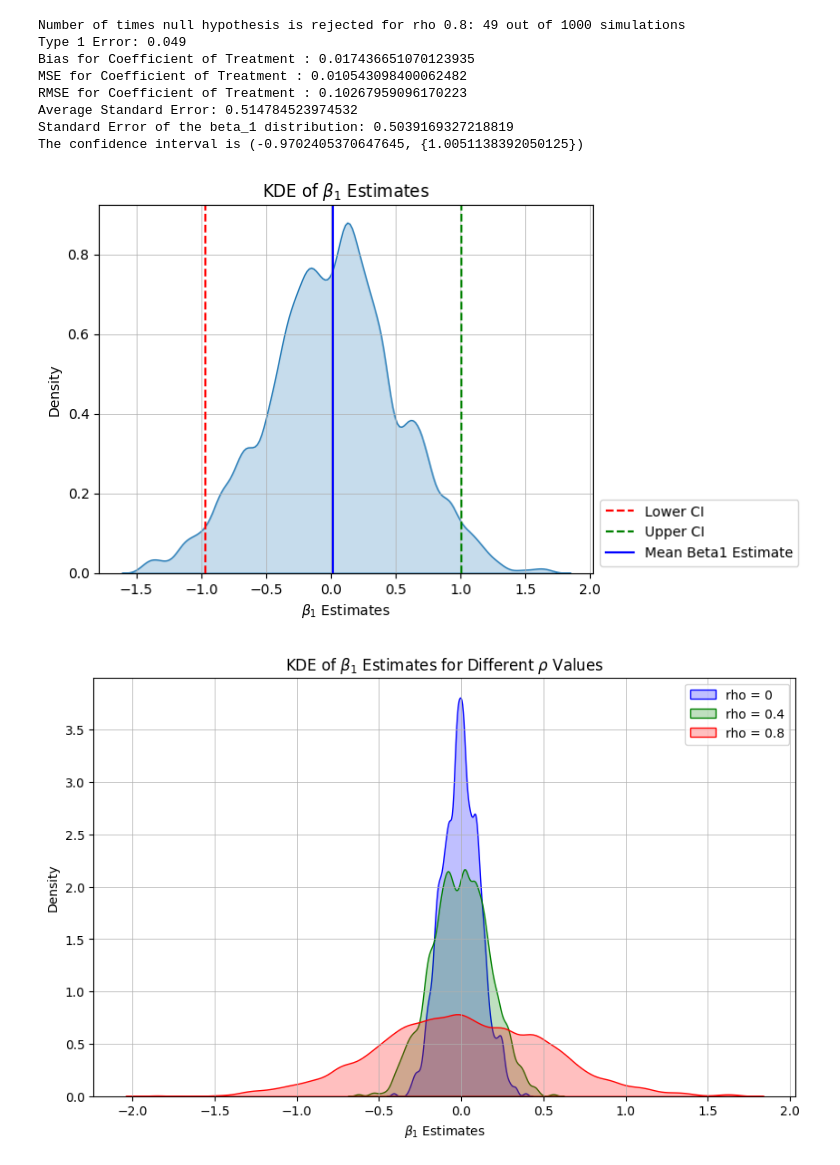
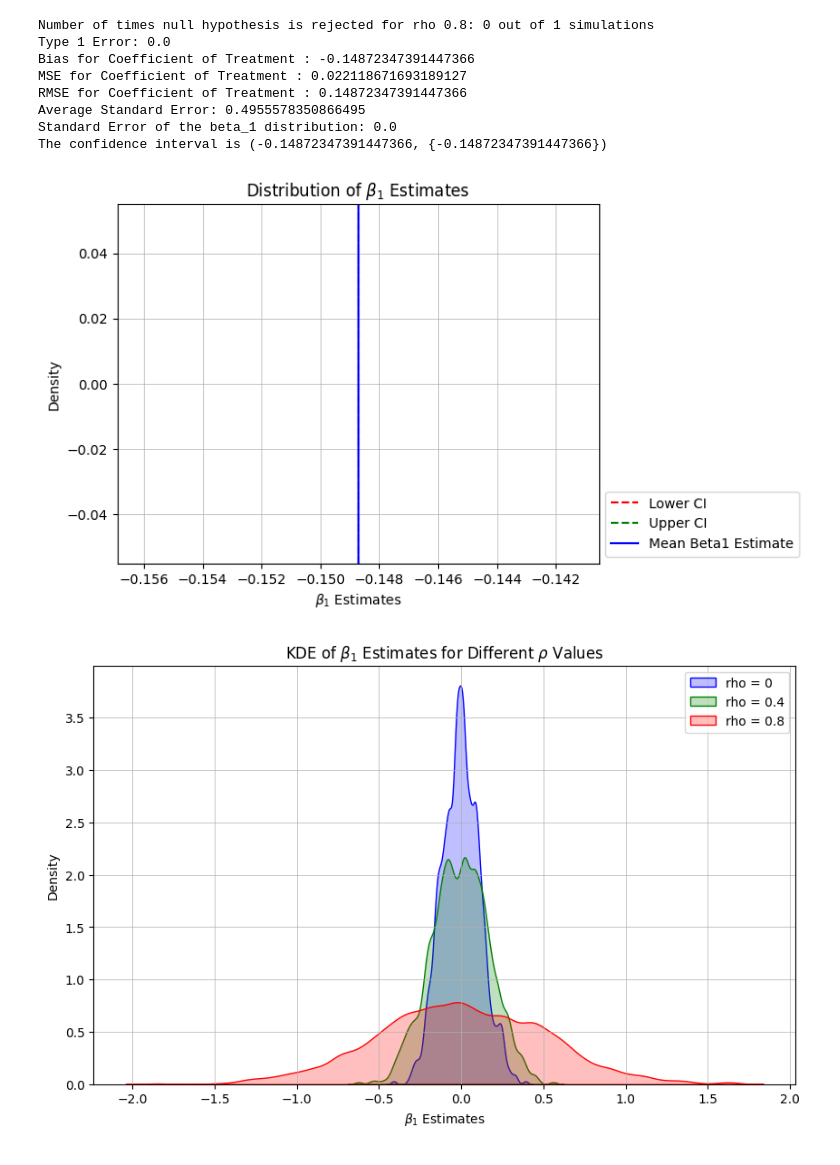
Before and after one commit to Palit2308/Difference-in-Difference-Estimation, a Jupyter notebook: MANUFACTURED DATA/Homogenous AR1/Type1 Error/MC_AR1_Hom_CRSE.ipynb, the cells around one changed output. Cells and saved outputs as stored; diff of their text form; code cells hidden in the pictures.

```diff
--- a/MANUFACTURED DATA/Homogenous AR1/Type1 Error/MC_AR1_Hom_CRSE.ipynb
+++ b/MANUFACTURED DATA/Homogenous AR1/Type1 Error/MC_AR1_Hom_CRSE.ipynb
@@ -7,7 +7,7 @@ import seaborn as sns
 from data_gen_homogenous_AR1 import generate_staggered_law_ar1_data
 
 alpha = 0.05  # Significance level
-num_simulations = 1000
+num_simulations = 1
 rho = 0.8
 num_individuals = 1
 N = 50
@@ -36,6 +36,18 @@ for _ in range(num_simulations):
     # Adding a treatment column to the DataFrame
 
     data['TREATMENT'] = data.apply(lambda x: 1 if x['state'] in treatment_states and x['time'] >= state_to_treatment_year[x['state']] else 0, axis=1)
+
+    data['time'] = data['time'].astype(int)
+
+    state_dummies = pd.get_dummies(data['state'], prefix='state', drop_first = True)  # Create state dummy variables
+
+    state_dummies = state_dummies.astype(int)
+
+    time_dummies = pd.get_dummies(data['time'].astype(int), prefix='time', drop_first = True) # Create time dummy variables
+
+    time_dummies = time_dummies.astype(int)
+
+    data = pd.concat([data, state_dummies, time_dummies], axis=1)
 
 
     X = data[['TREATMENT', 'state_2', 'state_3', 'state_4', 'state_5',
@@ -89,42 +101,42 @@ confidence_interval = (
 
 
 print(f"Number of times null hypothesis is rejected for rho {rho}: {reject_count} out of {num_simulations} simulations")
 print(f"Type 1 Error: {type1_error}")
 print(f"Bias for Coefficient of Treatment : {bias}")
 print(f"MSE for Coefficient of Treatment : {mse}")
 print(f"RMSE for Coefficient of Treatment : {rmse}")
 print(f"Average Standard Error: {average_standard_error}")
 print(f"Standard Error of the beta_1 distribution: {std_error_beta_distribution}")
 print(f'The confidence interval is {confidence_interval[0] , {confidence_interval[1]}}')
 
 sns.kdeplot(beta1_estimates, bw_adjust=0.5, fill=True)
 plt.xlabel(r'$\beta_1$ Estimates')  # Using LaTeX for beta_1
 plt.ylabel('Density')
 plt.title(r'Distribution of $\beta_1$ Estimates')
 
 
 mean_beta1_estimate = np.mean(beta1_estimates) # Calculating mean of beta1 estimates for marking on plot
 
 # Adding vertical lines for the confidence interval and the mean beta1 estimate
 
 plt.axvline(x=confidence_interval[0], color='red', linestyle='--', label='Lower CI')
 plt.axvline(x=confidence_interval[1], color='green', linestyle='--', label='Upper CI')
 plt.axvline(x=mean_beta1_estimate, color='blue', linestyle='-', label='Mean Beta1 Estimate')
 
 plt.legend(loc='lower left', bbox_to_anchor=(1, 0))
 
 plt.grid(True, which='both', linestyle='-', linewidth=0.5)
 plt.show()
 # %% [output]
-Number of times null hypothesis is rejected for rho 0.8: 49 out of 1000 simulations
-Type 1 Error: 0.049
-Bias for Coefficient of Treatment : 0.017436651070123935
-MSE for Coefficient of Treatment : 0.010543098400062482
-RMSE for Coefficient of Treatment : 0.10267959096170223
-Average Standard Error: 0.514784523974532
-Standard Error of the beta_1 distribution: 0.5039169327218819
-The confidence interval is (-0.9702405370647645, {1.0051138392050125})
+Number of times null hypothesis is rejected for rho 0.8: 0 out of 1 simulations
+Type 1 Error: 0.0
+Bias for Coefficient of Treatment : -0.14872347391447366
+MSE for Coefficient of Treatment : 0.022118671693189127
+RMSE for Coefficient of Treatment : 0.14872347391447366
+Average Standard Error: 0.4955578350866495
+Standard Error of the beta_1 distribution: 0.0
+The confidence interval is (-0.14872347391447366, {-0.14872347391447366})
-[figure, old version]
+[figure, new version]
 # %%
 # to vislualize the KDEs for rhos 0, 0.4 and 0.8 in one plot
 
```
Also changed, not shown: parts of 2 cells of this notebook, 6 other files.
